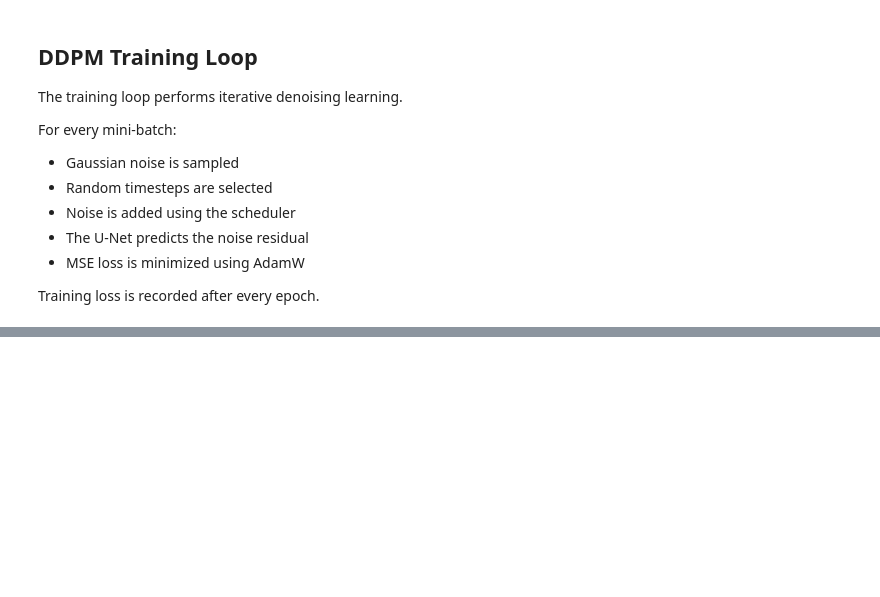
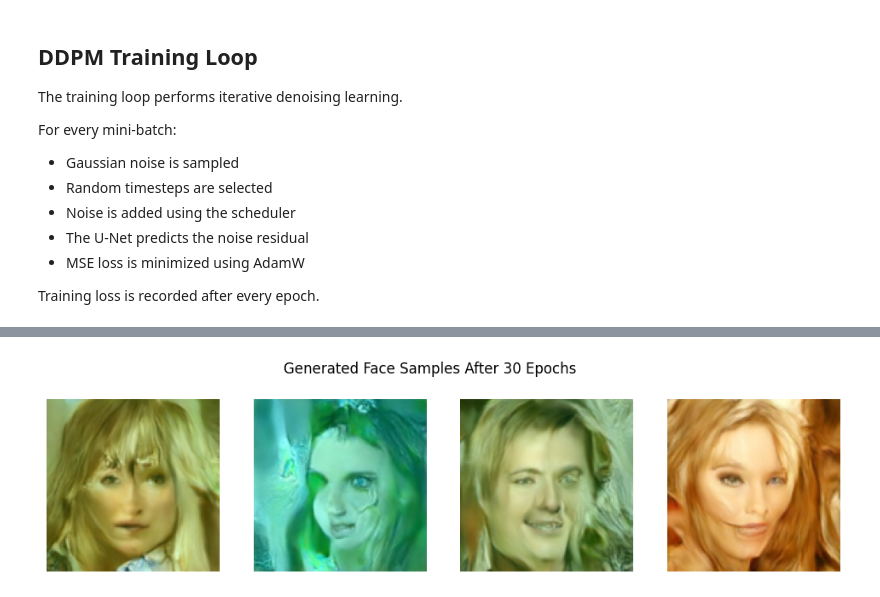
Before and after one commit to johanjoepaul/eee068-diffusion-face-generation, a Jupyter notebook: notebooks/celeb_pipeline.ipynb, the cells around one changed output, grey strips where cells are left out. Cells and saved outputs as stored; diff of their text form; code cells hidden in the pictures; blank space fills up the shorter version.

Commit message:
Improve DDPM training stability and face generation quality

```diff
--- a/notebooks/celeb_pipeline.ipynb
+++ b/notebooks/celeb_pipeline.ipynb
@@ -100,8 +100,8 @@ These transformations will be incorporated via PyTorch transforms and DataLoader
 from torchvision import transforms
 from torch.utils.data import DataLoader, Subset, random_split
 
-FACE_SIZE = 256
-BATCH_SIZE = 16
+FACE_SIZE = 128
+BATCH_SIZE = 8
 
 transform = transforms.Compose([
     transforms.Resize((FACE_SIZE, FACE_SIZE)),
@@ -180,17 +180,15 @@ face_model = UNet2DModel(
     in_channels=3,
     out_channels=3,
     layers_per_block=2,
-    block_out_channels=(128, 128, 256, 256, 512),
+    block_out_channels=(64, 128, 128, 256),
     down_block_types=(
         "DownBlock2D",
         "DownBlock2D",
-        "AttnDownBlock2D",
         "AttnDownBlock2D",
         "DownBlock2D",
     ),
     up_block_types=(
         "UpBlock2D",
-        "AttnUpBlock2D",
         "AttnUpBlock2D",
         "UpBlock2D",
         "UpBlock2D",
@@ -410,7 +408,7 @@ Training loss is recorded after every epoch.
 # %%
 # DDPM training loop
 from tqdm.auto import tqdm
-num_epochs = 5
+num_epochs = 30
 
 training_losses = []
 
@@ -424,7 +422,7 @@ for epoch in range(num_epochs):
 
     train_loader_small = DataLoader(
         train_dataset,
-        batch_size=2,
+        batch_size=8,
         shuffle=True
 )
 
@@ -483,0 +490,27 @@ Epoch 5 Average Loss: 0.0115
+# %%
+from diffusers import DDPMPipeline
+
+face_model.eval()
+
+preview_pipeline = DDPMPipeline(
+    unet=face_model,
+    scheduler=noise_scheduler
+)
+
+with torch.no_grad():
+    preview_images = preview_pipeline(
+        batch_size=4,
+        generator=torch.manual_seed(42),
+        num_inference_steps=300
+    ).images
+
+fig, axs = plt.subplots(1, 4, figsize=(12, 3))
+
+for i, img in enumerate(preview_images):
+    axs[i].imshow(img)
+    axs[i].axis("off")
+
+plt.suptitle("Generated Face Samples After 30 Epochs")
+plt.show()
+# %% [output]
+[figure, added]
```
Also changed, not shown: parts of 8 cells of this notebook.
